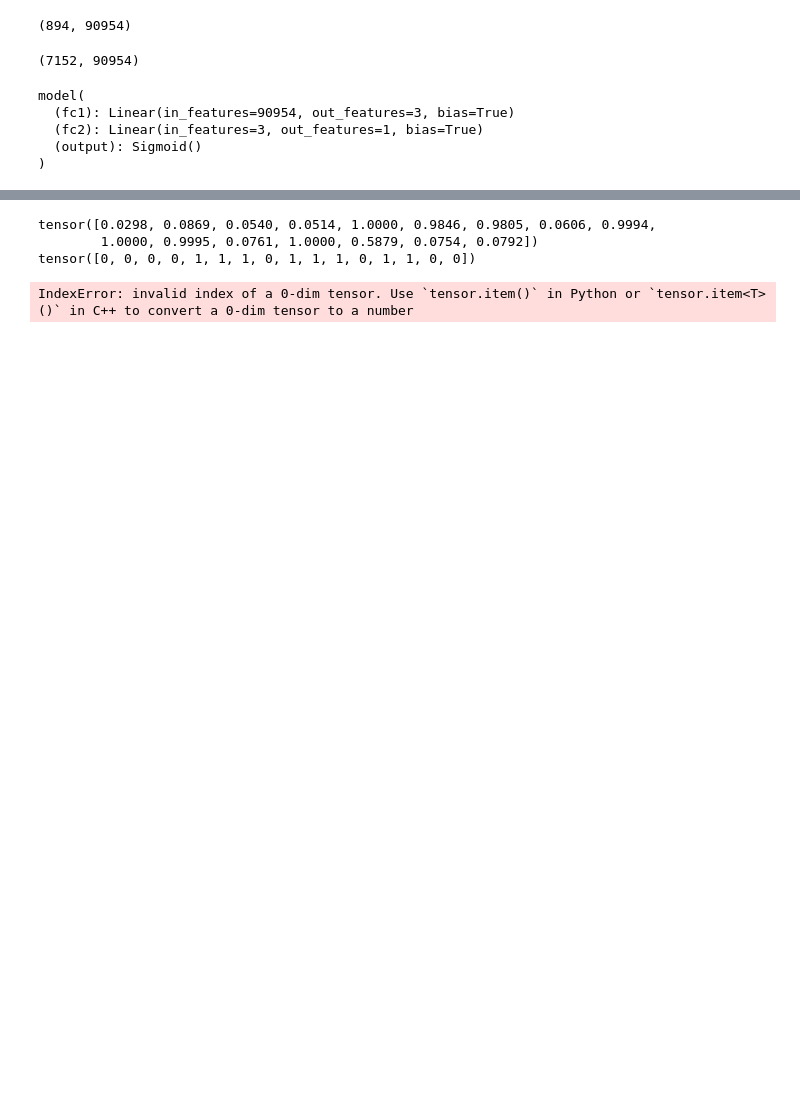
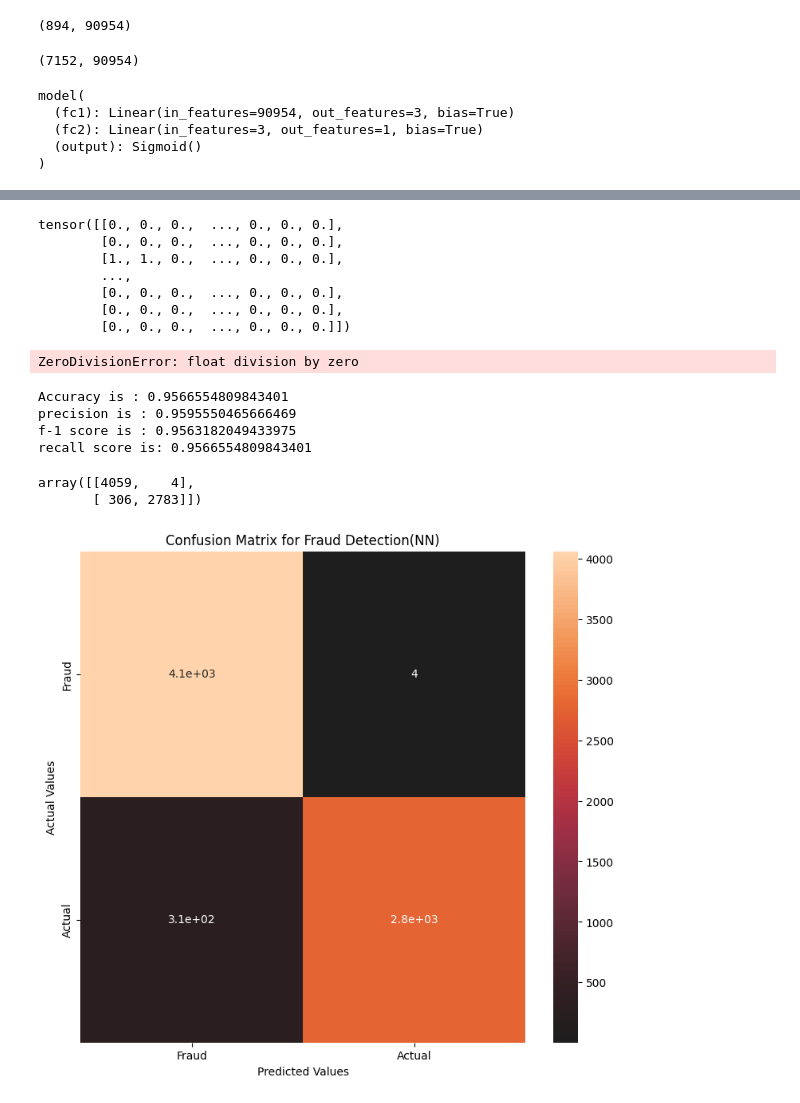
Before and after one commit to oluwa2000/Email-Fraud-Detection, a Jupyter notebook: NN.ipynb, the cells around one changed output, grey strips where cells are left out. Drawn from its saved outputs; the diff is of its cells as text; code cells hidden in the pictures; blank space fills up the shorter version.

```diff
--- a/NN.ipynb
+++ b/NN.ipynb
@@ -204,12 +180,10 @@ with torch.no_grad():
     for images, labels in test_loader:
         images = images
         labels = labels
+        print(images)
+        break
         outputs = model(images)
-        # max returns (value ,index)
-        print(outputs)
-        print(labels)
-        _, predicted = torch.max(outputs, 0)
-        # print(predicted)
+        predicted = torch.round(outputs)
         n_samples += labels.size(0)
         n_correct += (predicted == labels).sum().item()
 
@@ -219,10 +193,8 @@ with torch.no_grad():
             y_pred.append(int(pred))
             y_test.append(int(label))
             if (label == pred):
-                n_class_correct[99] += 1
-            n_class_samples[99] += 1
-            if (label == pred):
                 n_class_correct[label] += 1
+            n_class_samples[label] += 1
             n_class_samples[label] += 1
 
     acc = 100.0 * n_correct / n_samples
@@ -232,7 +204,50 @@ with torch.no_grad():
         acc = 100.0 * n_class_correct[i] / n_class_samples[i]
         print(f'Accuracy equals: {acc} %')
 # %% [output]
-tensor([0.0298, 0.0869, 0.0540, 0.0514, 1.0000, 0.9846, 0.9805, 0.0606, 0.9994,
-        1.0000, 0.9995, 0.0761, 1.0000, 0.5879, 0.0754, 0.0792])
-tensor([0, 0, 0, 0, 1, 1, 1, 0, 1, 1, 1, 0, 1, 1, 0, 0])
+tensor([[0., 0., 0.,  ..., 0., 0., 0.],
+        [0., 0., 0.,  ..., 0., 0., 0.],
+        [1., 1., 0.,  ..., 0., 0., 0.],
+        ...,
+        [0., 0., 0.,  ..., 0., 0., 0.],
+        [0., 0., 0.,  ..., 0., 0., 0.],
+        [0., 0., 0.,  ..., 0., 0., 0.]])
-IndexError: invalid index of a 0-dim tensor. Use `tensor.item()` in Python or `tensor.item<T>()` in C++ to convert a 0-dim tensor to a number
+ZeroDivisionError: float division by zero
+# %%
+ac = accuracy_score(y_test, y_pred)
+cm = confusion_matrix(y_test, y_pred)
+pr = precision_score(y_test, y_pred,average='weighted')
+f1 = f1_score(y_test, y_pred,average='weighted')
+re = recall_score(y_test, y_pred,average='weighted')
+
+print("Accuracy is :",ac)
+print("precision is :",pr)
+print("f-1 score is :",f1)
+print("recall score is:", re)
+# %% [output]
+Accuracy is : 0.9566554809843401
+precision is : 0.9595550465666469
+f-1 score is : 0.9563182049433975
+recall score is: 0.9566554809843401
+# %%
+cm
+# %% [output]
+array([[4059,    4],
+       [ 306, 2783]])
+# %%
+columns = {"Fraud":1,"Actual":0}
+# %%
+cm_df = pd.DataFrame(cm,
+                     index = columns,
+                     columns = columns)
+# %%
+plt.figure(figsize=(9, 8))
+sns.heatmap(cm_df, annot=True, center=1)
+plt.title('Confusion Matrix for Fraud Detection(NN)')
+# plt.colorbar()
+plt.ylabel('Actual Values')
+plt.xlabel('Predicted Values')
+plt.savefig('Confusion Matrix Fraud Detection NN')
+file = os.getcwd() + "//Confusion Matrix fraud NN.png"
+plt.show()
+# %% [output]
+[figure, added]
```
Also changed, not shown: parts of 5 cells of this notebook, 2 other files.
